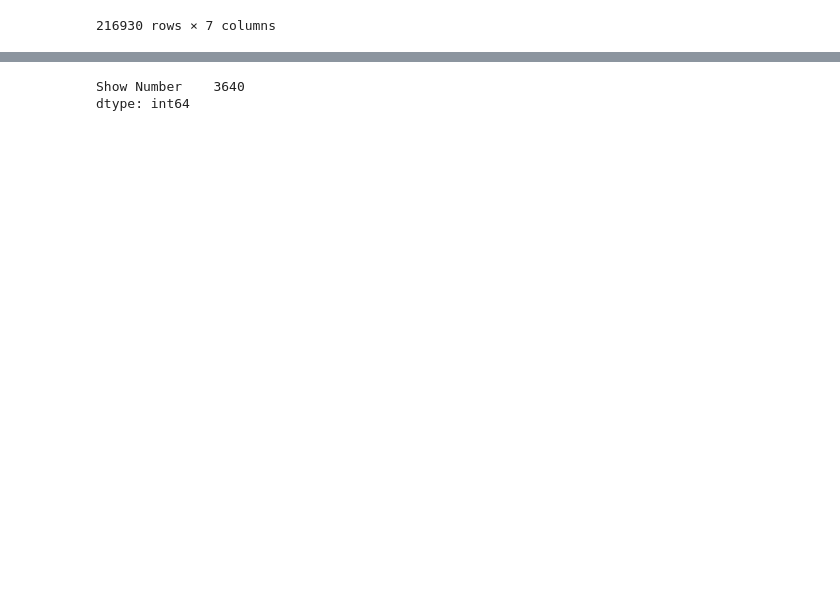
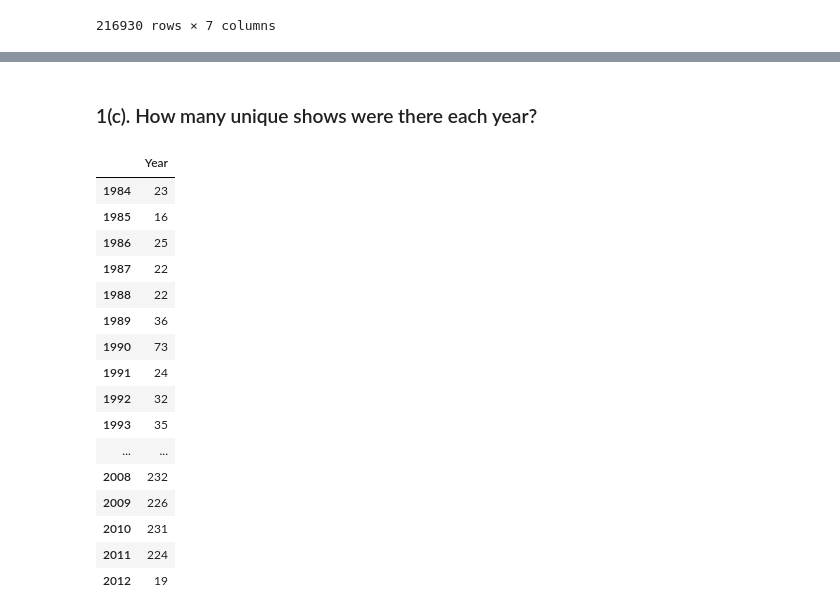
Before and after one commit to HeatherLD/Homework6, a Jupyter notebook: Group Activity week 6.ipynb, the cells around one changed output, grey strips where cells are left out. Drawn from its saved outputs; the diff is of its cells as text; code cells hidden in the pictures; blank space fills up the shorter version.

```diff
--- a/Group Activity week 6.ipynb
+++ b/Group Activity week 6.ipynb
@@ -61,6 +63,29 @@ print(jeopardy_df.head())
+# %% [markdown]
+### 1(c). How many unique shows were there each year?
 # %%
-unique_shows  = jeopardy_df[["Show Number"]].nunique()
-unique_shows
+jeopardy_df['Year'] = pd.DatetimeIndex(jeopardy_df['Air Date']).year
+jeopardy_df['Month'] = pd.DatetimeIndex(jeopardy_df['Air Date']).month
+
+jeo_df_unique_shows = jeopardy_df.drop_duplicates(subset = "Show Number")
+jeo_df_unique_shows = jeo_df_unique_shows.sort_index(level=["Air Date"])
+jeo_df_unique_shows_yr = jeo_df_unique_shows["Year"].value_counts().sort_index()
+jeo_df_unique_shows_yr = pd.DataFrame(jeo_df_unique_shows_yr)
+jeo_df_unique_shows_yr
 # %% [output]
-Show Number    3640
-dtype: int64
+|  | Year |
+| 1984 | 23 |
+| 1985 | 16 |
+| 1986 | 25 |
+| 1987 | 22 |
+| 1988 | 22 |
+| 1989 | 36 |
+| 1990 | 73 |
+| 1991 | 24 |
+| 1992 | 32 |
+| 1993 | 35 |
+| ... | ... |
+| 2008 | 232 |
+| 2009 | 226 |
+| 2010 | 231 |
+| 2011 | 224 |
+| 2012 | 19 |
```
Also changed, not shown: parts of 23 cells of this notebook.
